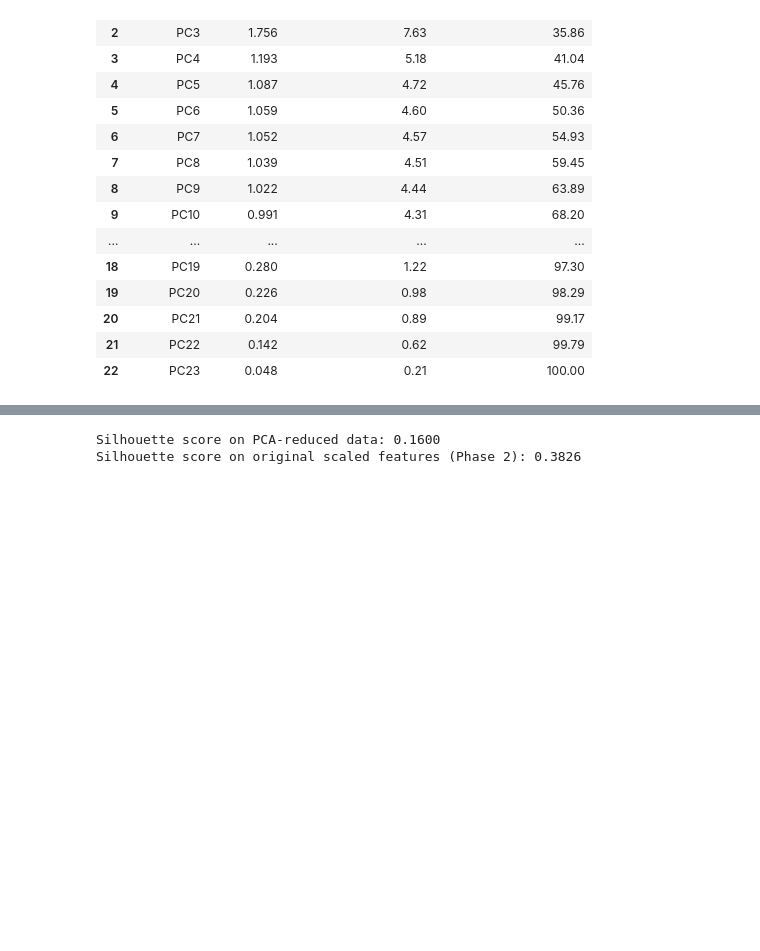
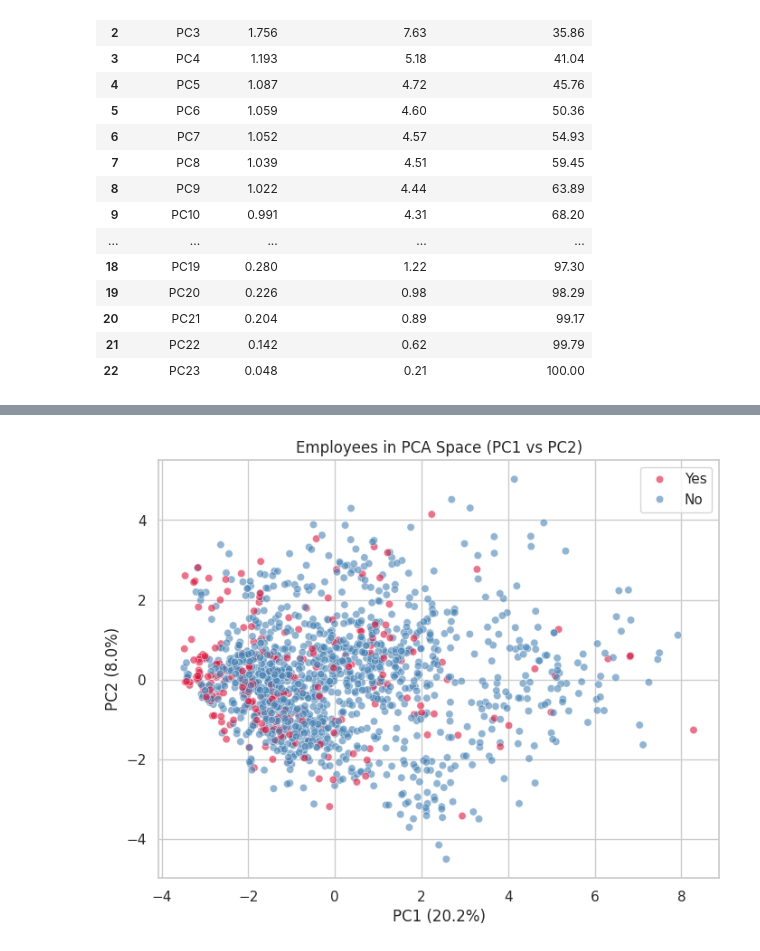
Before and after one commit to Yusuffff101/Yusuf-Bootwala, a Jupyter notebook: EDA_Phase1,Pahse2andPhase3_Employee_Attrition_.ipynb, the cells around one changed output, grey strips where cells are left out. Cells and saved outputs as stored; diff of their text form; code cells hidden in the pictures; blank space fills up the shorter version.

```diff
--- a/EDA_Phase1,Pahse2andPhase3_Employee_Attrition_.ipynb
+++ b/EDA_Phase1,Pahse2andPhase3_Employee_Attrition_.ipynb
@@ -1070,11 +1007,10 @@ PC3: t = -0.193, p-value = 0.8469
-# %%
-km_pca = KMeans(n_clusters=K_FINAL, random_state=42, n_init=10)
-pca_labels = km_pca.fit_predict(df_pca[[f"PC{i+1}" for i in range(N_COMPONENTS)]])
-
-print(f"Silhouette score on PCA-reduced data: "
-      f"{silhouette_score(df_pca[[f'PC{i+1}' for i in range(N_COMPONENTS)]], pca_labels):.4f}")
-print(f"Silhouette score on original scaled features (Phase 2): "
-      f"{silhouette_score(X_scaled, df_final['KMeans_Cluster']):.4f}")
-# %% [output]
-Silhouette score on PCA-reduced data: 0.1600
-Silhouette score on original scaled features (Phase 2): 0.3826
+# %%
+# Project the data onto the first two PCs, coloured by Attrition
+plt.figure(figsize=(8, 6))
+sns.scatterplot(x=pca_scores[:, 0], y=pca_scores[:, 1],
+                hue=df_final["Attrition"].values, alpha=0.6, palette={"Yes": "crimson", "No": "steelblue"})
+plt.xlabel(f"PC1 ({var_ratio[0]*100:.1f}%)"); plt.ylabel(f"PC2 ({var_ratio[1]*100:.1f}%)")
+plt.title("Employees in PCA Space (PC1 vs PC2)")
+plt.show()
+# %% [output]
+[figure, added]
```
Also changed, not shown: parts of 15 cells of this notebook.
